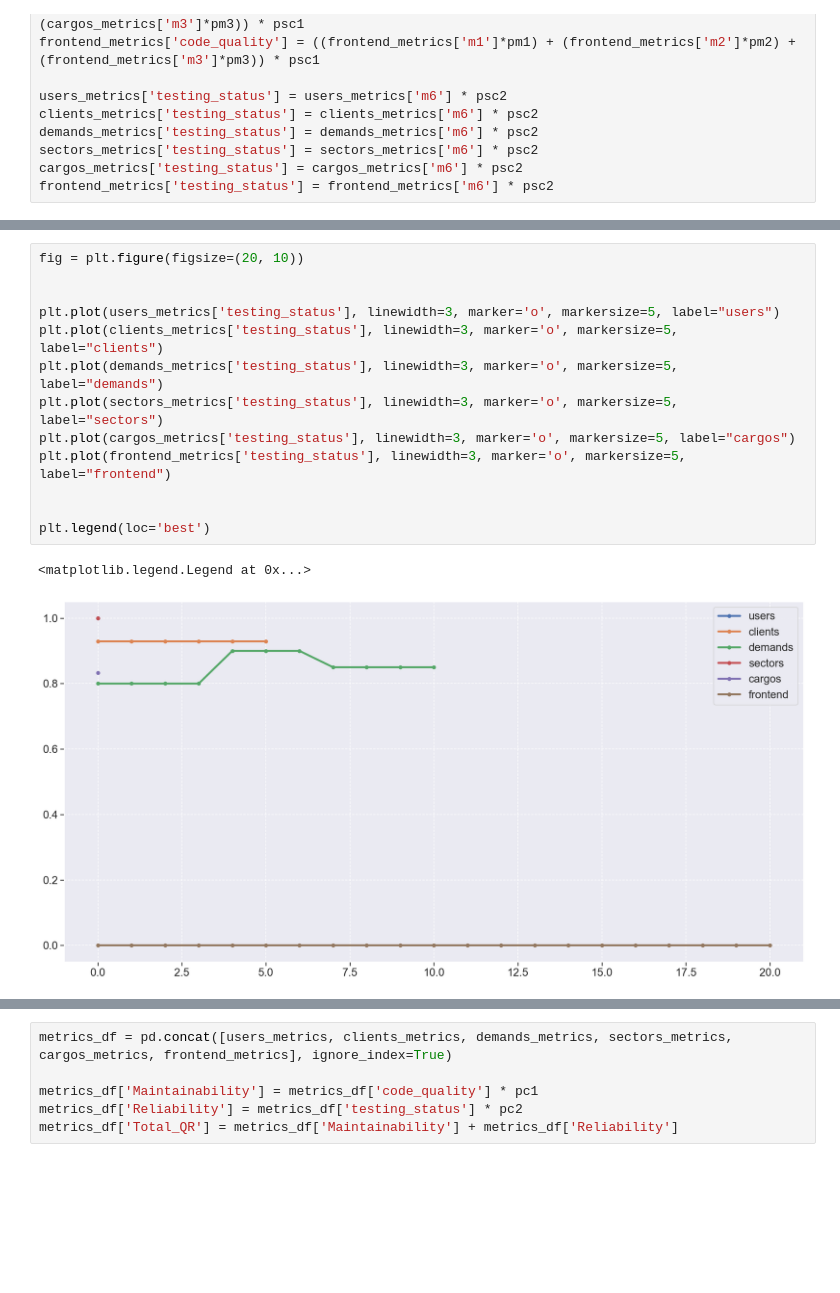
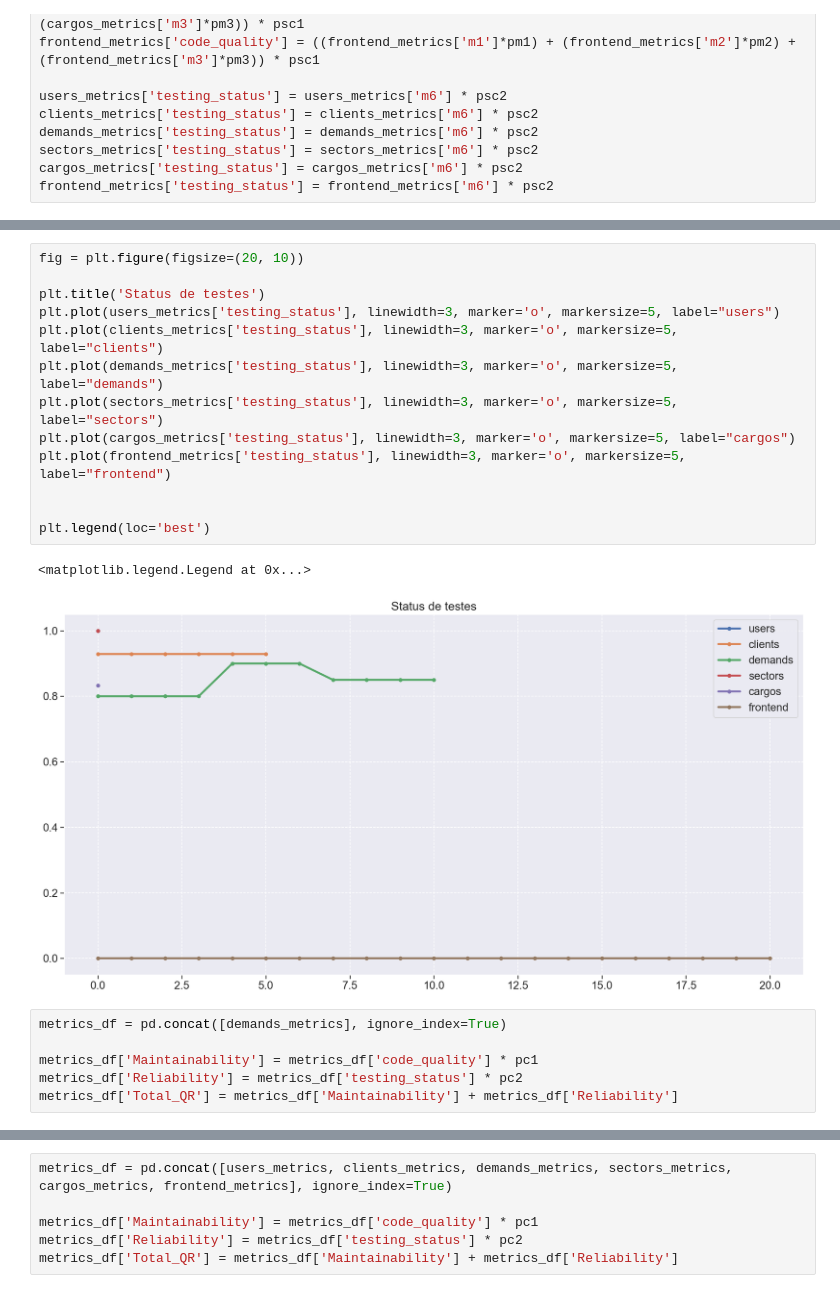
Before and after one commit to DITGO/2021-2-SiGeD-Doc, a Jupyter notebook: Analytics/analytics.ipynb, the cells around one changed output, grey strips where cells are left out. Saved outputs shown, nothing was run; the diff lists cells and outputs as text; blank space fills up the shorter version.

```diff
--- a/Analytics/analytics.ipynb
+++ b/Analytics/analytics.ipynb
@@ -500,16 +500,22 @@ plt.legend(loc='best')
 # %%
 fig = plt.figure(figsize=(20, 10))
 
-
+plt.title('Status de testes')
 plt.plot(users_metrics['testing_status'], linewidth=3, marker='o', markersize=5, label="users")
 plt.plot(clients_metrics['testing_status'], linewidth=3, marker='o', markersize=5, label="clients")
 plt.plot(demands_metrics['testing_status'], linewidth=3, marker='o', markersize=5, label="demands")
 plt.plot(sectors_metrics['testing_status'], linewidth=3, marker='o', markersize=5, label="sectors")
 plt.plot(cargos_metrics['testing_status'], linewidth=3, marker='o', markersize=5, label="cargos")
 plt.plot(frontend_metrics['testing_status'], linewidth=3, marker='o', markersize=5, label="frontend")
 
 
 plt.legend(loc='best')
 # %% [output]
 <matplotlib.legend.Legend at 0x...>
-[figure, old version]
+[figure, new version]
+# %%
+metrics_df = pd.concat([demands_metrics], ignore_index=True)
+
+metrics_df['Maintainability'] = metrics_df['code_quality'] * pc1
+metrics_df['Reliability'] = metrics_df['testing_status'] * pc2
+metrics_df['Total_QR'] = metrics_df['Maintainability'] + metrics_df['Reliability']
```
Also changed, not shown: parts of 6 cells of this notebook.
